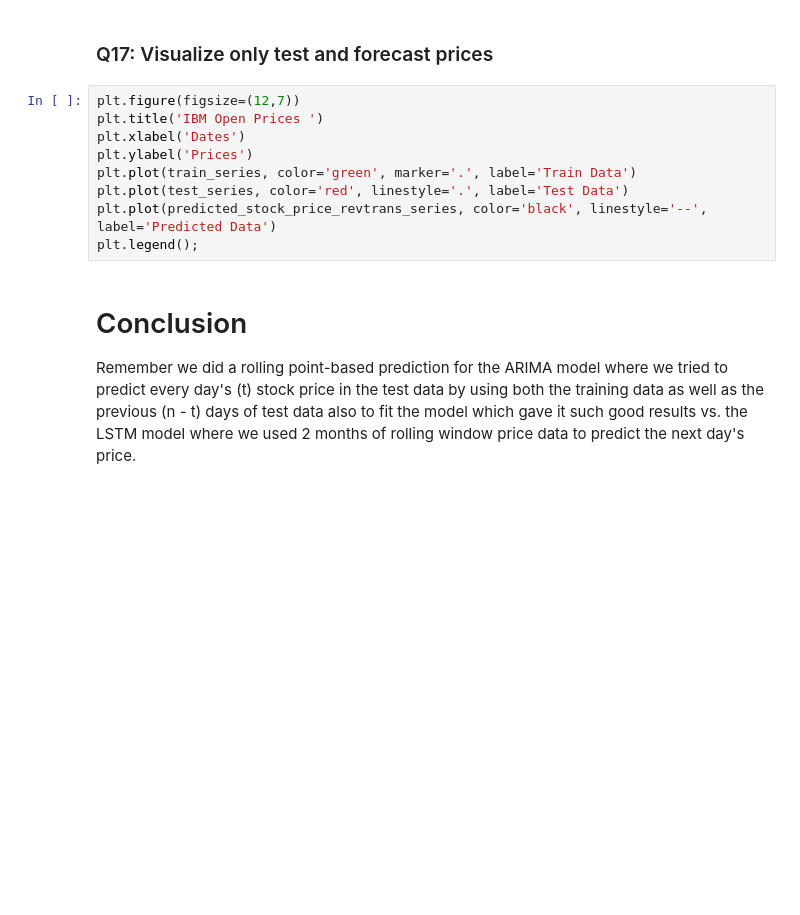
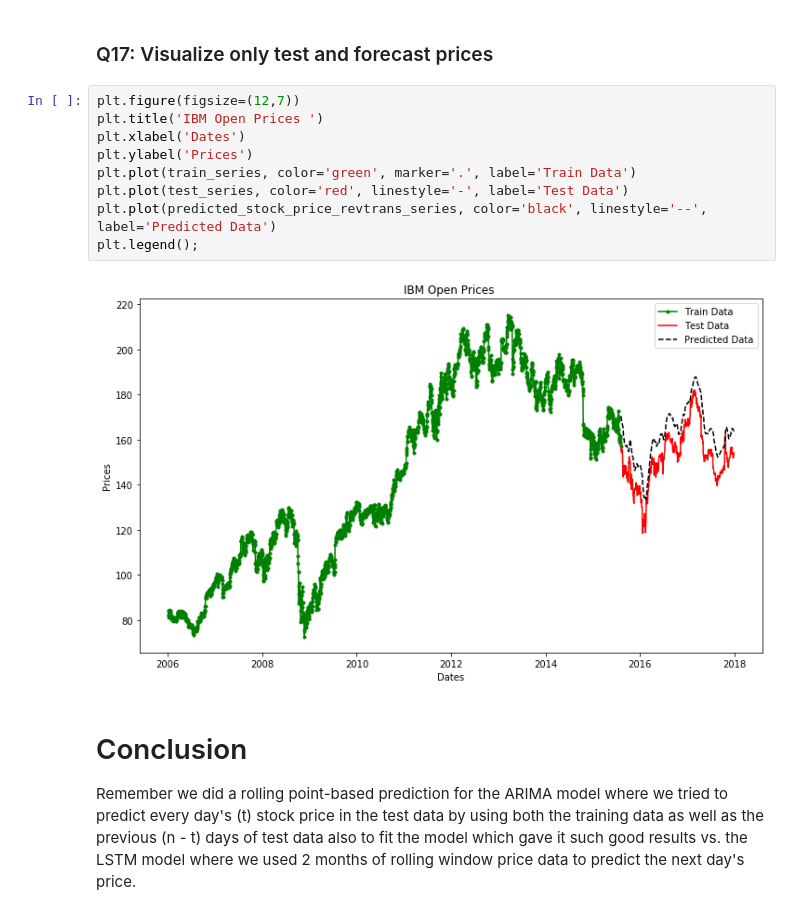
Before and after one commit to dberwang/mec-mini-projects, a Jupyter notebook: mec-18.5.1-time-series-analysis-mini-project/Mini_Project_Time_Series_Forecasting.ipynb, the cells around one changed output. Saved outputs shown, nothing was run; the diff lists cells and outputs as text; blank space fills up the shorter version.

```diff
--- a/mec-18.5.1-time-series-analysis-mini-project/Mini_Project_Time_Series_Forecasting.ipynb
+++ b/mec-18.5.1-time-series-analysis-mini-project/Mini_Project_Time_Series_Forecasting.ipynb
@@ -778,12 +758,14 @@ print('Symmetric Mean absolute percentage error: %.3f' % error2)
 # %%
 plt.figure(figsize=(12,7))
 plt.title('IBM Open Prices ')
 plt.xlabel('Dates')
 plt.ylabel('Prices')
 plt.plot(train_series, color='green', marker='.', label='Train Data')
-plt.plot(test_series, color='red', linestyle='.', label='Test Data')
+plt.plot(test_series, color='red', linestyle='-', label='Test Data')
 plt.plot(predicted_stock_price_revtrans_series, color='black', linestyle='--', label='Predicted Data')
 plt.legend();
+# %% [output]
+[figure, added]
 # %% [markdown]
 # Conclusion
 
```
Also changed, not shown: parts of 7 cells of this notebook.
